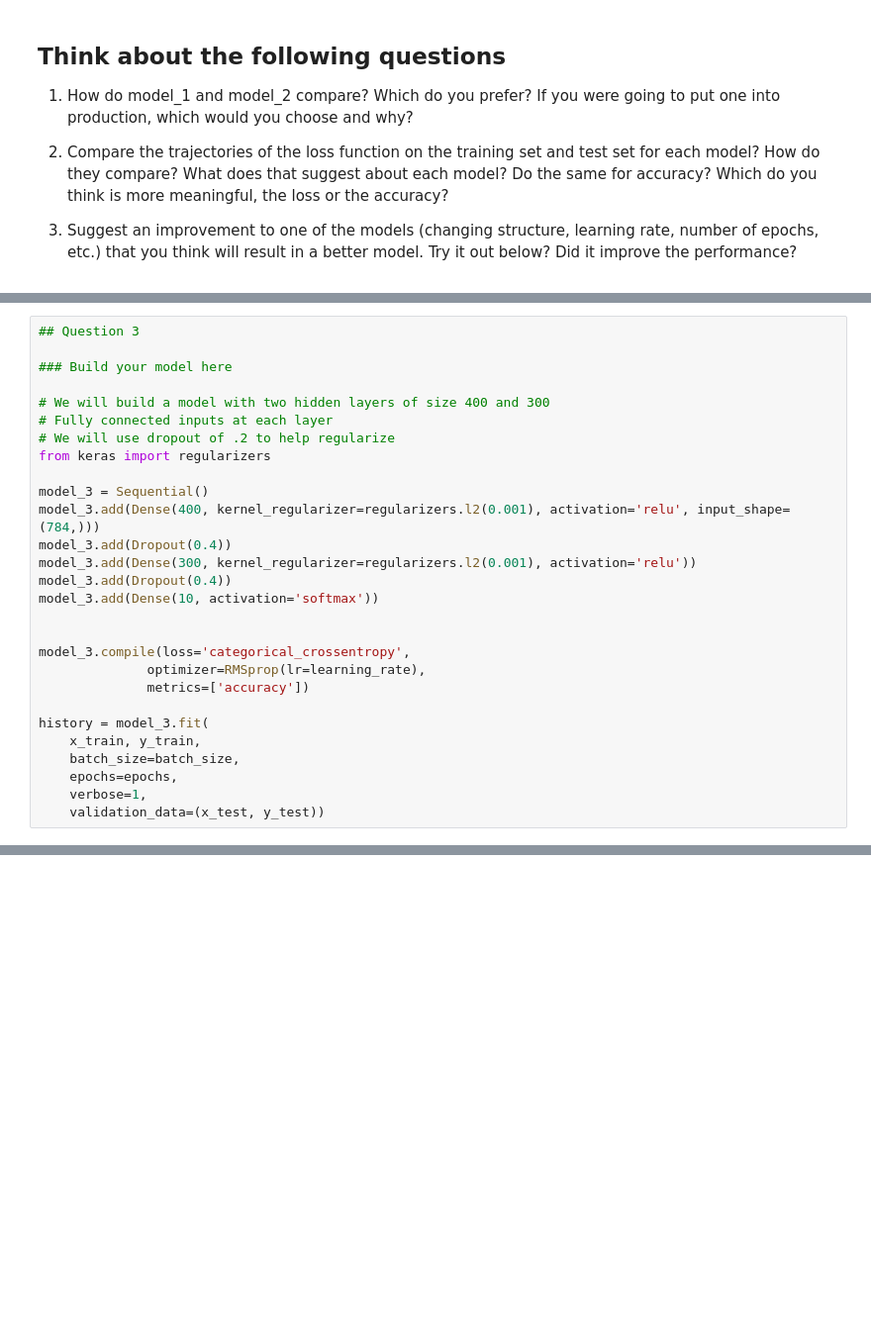
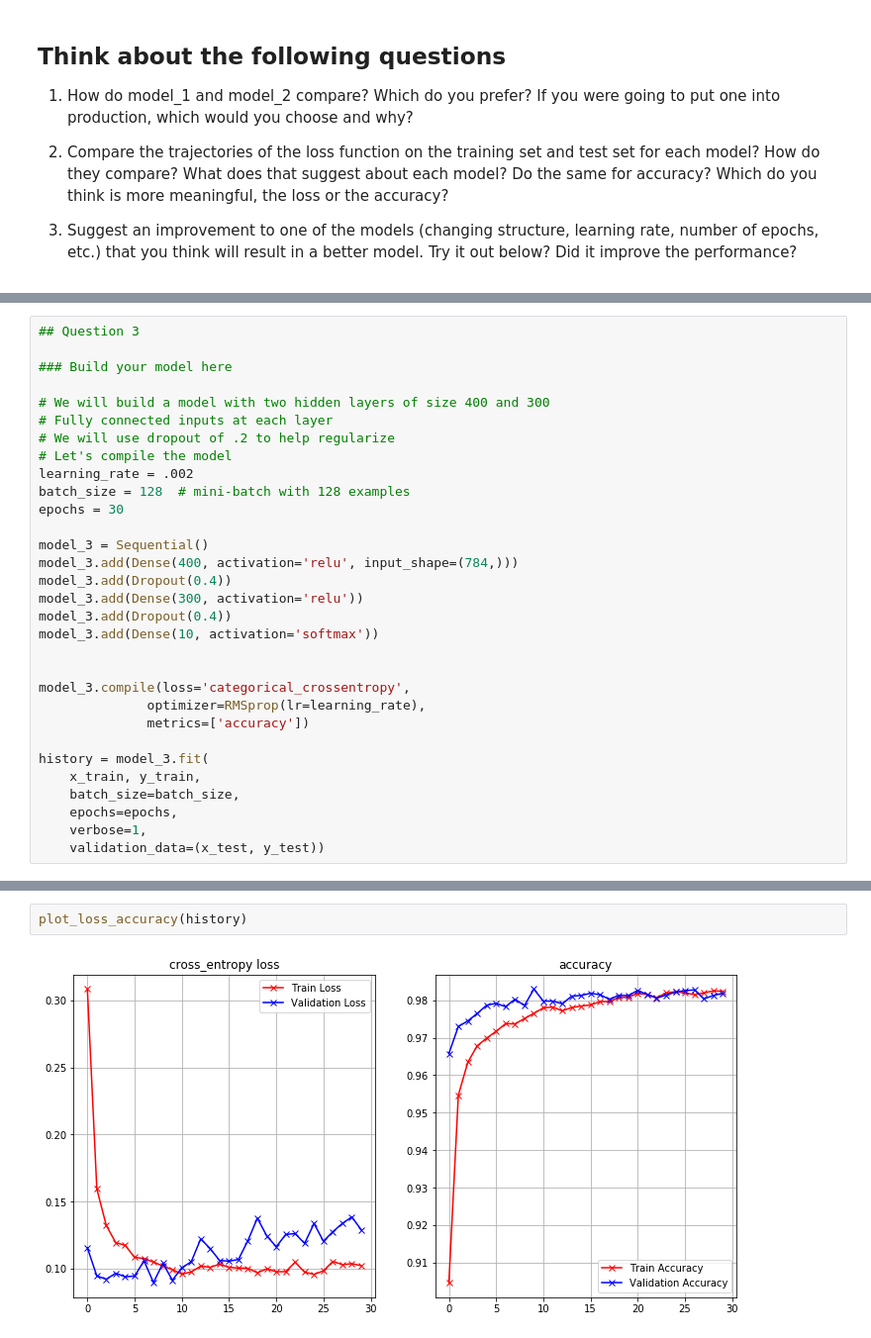
Before and after one commit to alejandro-robles7/KerasTraining, a Jupyter notebook: 1_Keras_MNIST.ipynb, the cells around one changed output, grey strips where cells are left out. Shown at 99% size. Drawn from its saved outputs; the diff is of its cells as text; blank space fills up the shorter version.

```diff
--- a/1_Keras_MNIST.ipynb
+++ b/1_Keras_MNIST.ipynb
@@ -319,12 +331,15 @@ Object `why` not found.
 # We will build a model with two hidden layers of size 400 and 300
 # Fully connected inputs at each layer
 # We will use dropout of .2 to help regularize
-from keras import regularizers
+# Let's compile the model
+learning_rate = .002
+batch_size = 128  # mini-batch with 128 examples
+epochs = 30
 
 model_3 = Sequential()
-model_3.add(Dense(400, kernel_regularizer=regularizers.l2(0.001), activation='relu', input_shape=(784,)))
+model_3.add(Dense(400, activation='relu', input_shape=(784,)))
 model_3.add(Dropout(0.4))
-model_3.add(Dense(300, kernel_regularizer=regularizers.l2(0.001), activation='relu'))
+model_3.add(Dense(300, activation='relu'))
 model_3.add(Dropout(0.4))
 model_3.add(Dense(10, activation='softmax'))
 
@@ -368,0 +384,4 @@ Test accuracy: 0.9715
+# %%
+plot_loss_accuracy(history)
+# %% [output]
+[figure, added]
```
Also changed, not shown: parts of 8 cells of this notebook.
